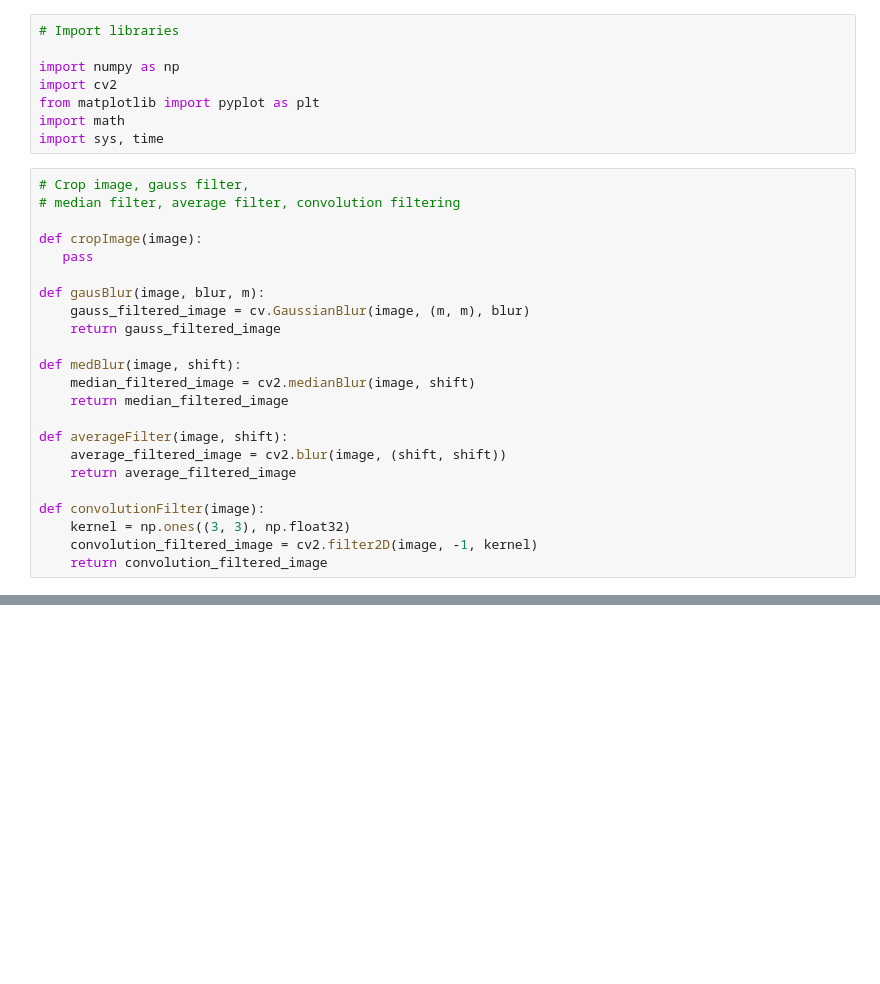
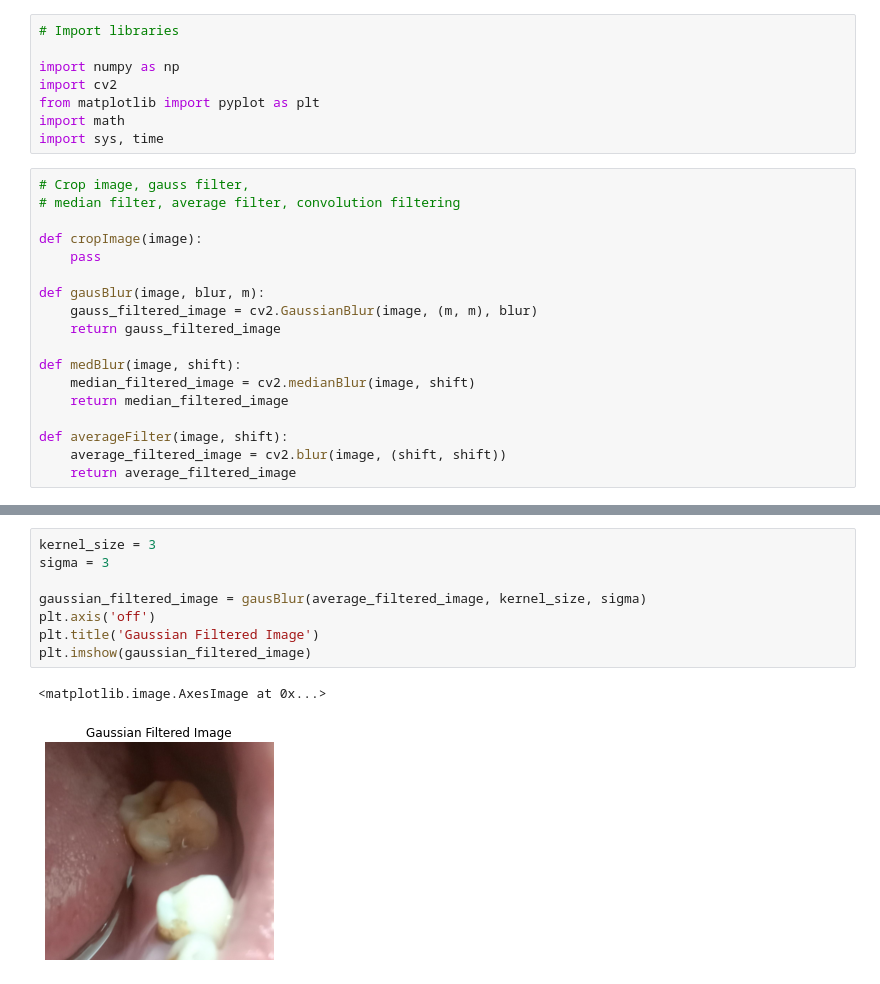
Before and after one commit to SulthanRafif/gauss_filter_bicubic_interpolated, a Jupyter notebook: main.ipynb, the cells around one changed output, grey strips where cells are left out. Saved outputs shown, nothing was run; the diff lists cells and outputs as text; blank space fills up the shorter version.

```diff
--- a/main.ipynb
+++ b/main.ipynb
@@ -11,10 +11,10 @@ import sys, time
 # median filter, average filter, convolution filtering
 
 def cropImage(image):
-   pass
+    pass
 
 def gausBlur(image, blur, m):
-    gauss_filtered_image = cv.GaussianBlur(image, (m, m), blur)
+    gauss_filtered_image = cv2.GaussianBlur(image, (m, m), blur)
     return gauss_filtered_image
 
 def medBlur(image, shift):
@@ -24,11 +24,6 @@ def medBlur(image, shift):
 def averageFilter(image, shift):
     average_filtered_image = cv2.blur(image, (shift, shift))
     return average_filtered_image
-
-def convolutionFilter(image):
-    kernel = np.ones((3, 3), np.float32)
-    convolution_filtered_image = cv2.filter2D(image, -1, kernel)
-    return convolution_filtered_image
 # %%
 # bicubic interpolation
 
@@ -177,3 +177,14 @@ plt.imshow(rgb_image)
+# %%
+kernel_size = 3
+sigma = 3
+
+gaussian_filtered_image = gausBlur(average_filtered_image, kernel_size, sigma)
+plt.axis('off')
+plt.title('Gaussian Filtered Image')
+plt.imshow(gaussian_filtered_image)
+# %% [output]
+<matplotlib.image.AxesImage at 0x...>
+[figure, added]
 # %%
 kernelSize = 3
 sigmaSize = 3
```
Also changed, not shown: parts of 13 cells of this notebook, 3 other files.
